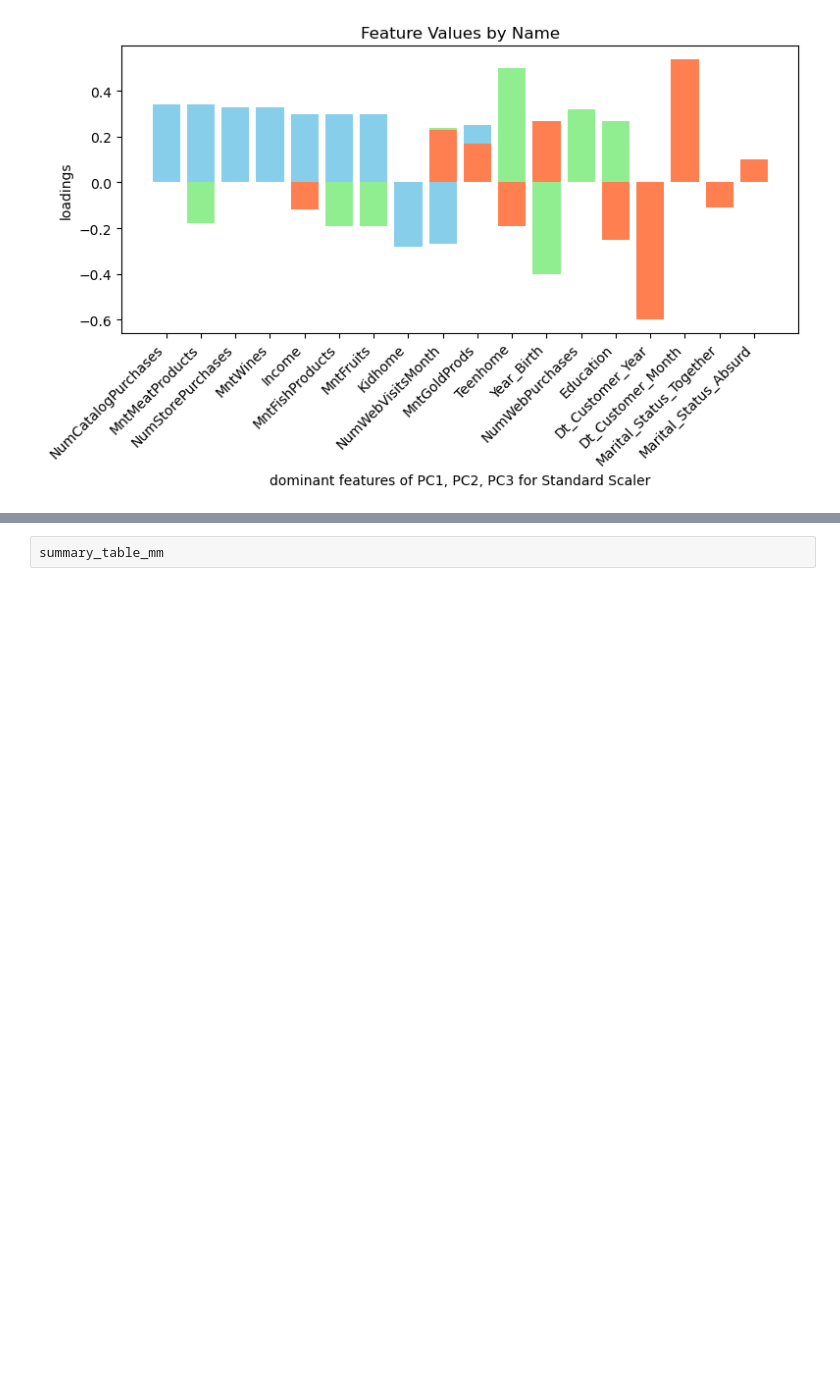
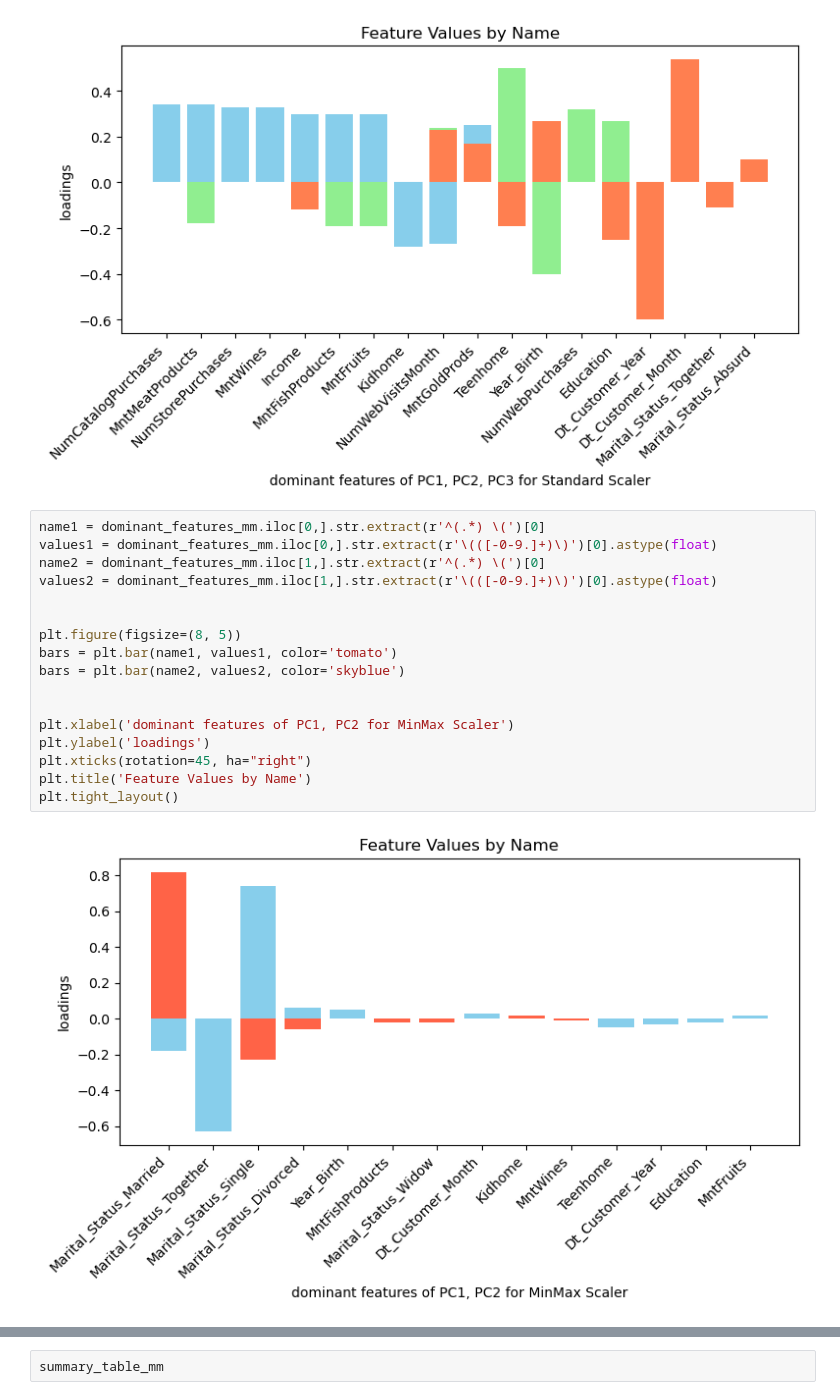
Before and after one commit to Sepehr-A/CLA_Project, a Jupyter notebook: PCA_HW/PCA_HW_NEW.ipynb, the cells around one changed output, grey strips where cells are left out. Cells and saved outputs as stored; diff of their text form; blank space fills up the shorter version.

```diff
--- a/PCA_HW/PCA_HW_NEW.ipynb
+++ b/PCA_HW/PCA_HW_NEW.ipynb
@@ -404,6 +404,25 @@ plt.title('Feature Values by Name')
 plt.tight_layout()
 # %% [output]
 [figure]
+# %%
+name1 = dominant_features_mm.iloc[0,].str.extract(r'^(.*) \(')[0]
+values1 = dominant_features_mm.iloc[0,].str.extract(r'\(([-0-9.]+)\)')[0].astype(float)
+name2 = dominant_features_mm.iloc[1,].str.extract(r'^(.*) \(')[0]
+values2 = dominant_features_mm.iloc[1,].str.extract(r'\(([-0-9.]+)\)')[0].astype(float)
+
+
+plt.figure(figsize=(8, 5))
+bars = plt.bar(name1, values1, color='tomato')
+bars = plt.bar(name2, values2, color='skyblue')
+
+
+plt.xlabel('dominant features of PC1, PC2 for MinMax Scaler')
+plt.ylabel('loadings')
+plt.xticks(rotation=45, ha="right")
+plt.title('Feature Values by Name')
+plt.tight_layout()
+# %% [output]
+[figure, added]
 # %% [markdown]
 ## Interpretation
 To be able to interpret the obtained principal components, we first need to find the high value positive and negative loadings of each principal component.
```
Also changed, not shown: parts of 11 cells of this notebook.
